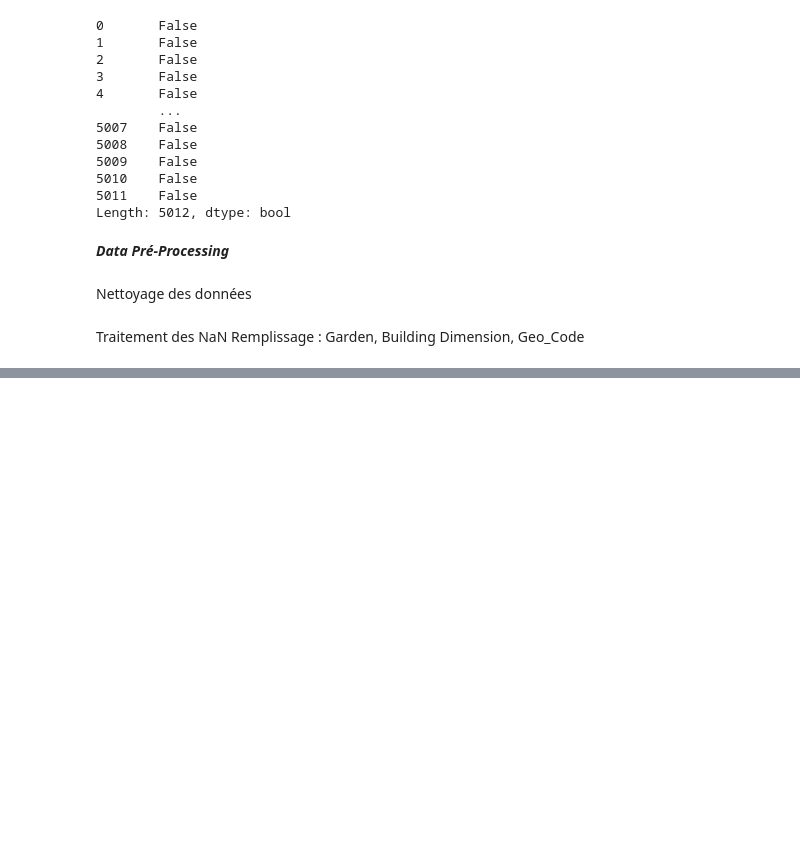
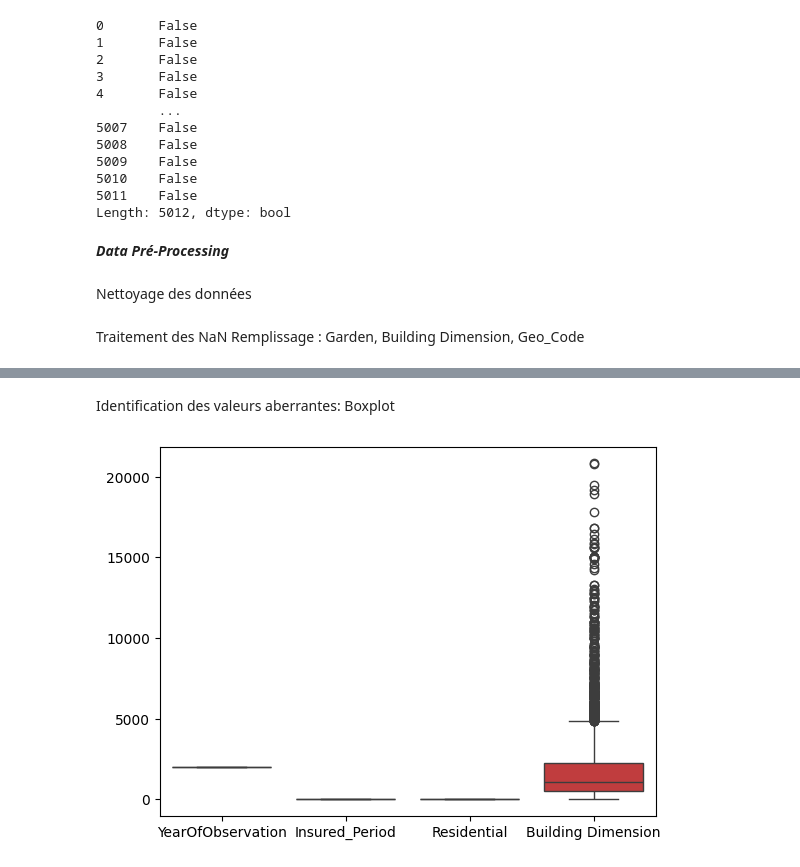
Before and after one commit to Sirine2002/Data_Mining, a Jupyter notebook: Projet.ipynb, the cells around one changed output, grey strips where cells are left out. Drawn from its saved outputs; the diff is of its cells as text; code cells hidden in the pictures; blank space fills up the shorter version.

```diff
--- a/Projet.ipynb
+++ b/Projet.ipynb
@@ -143,3 +150,11 @@ df_assurance.tail(5)
 | 5009 | H16892 | 2015 | 1.0 | 1 | V | N | ... |
 | 5010 | H18805 | 2012 | 0.5 | 0 | V | N | ... |
 | 5011 | H18228 | 2013 | 1.0 | 1 | V | V | ... |
+# %% [markdown]
+Identification des valeurs aberrantes: Boxplot
+# %%
+list_col_num=list(df_assurance.select_dtypes(include='number'))
+sns.boxplot(data=df_assurance[list_col_num])
+plt.show()
+# %% [output]
+[figure, added]
```
Also changed, not shown: parts of 14 cells of this notebook.
